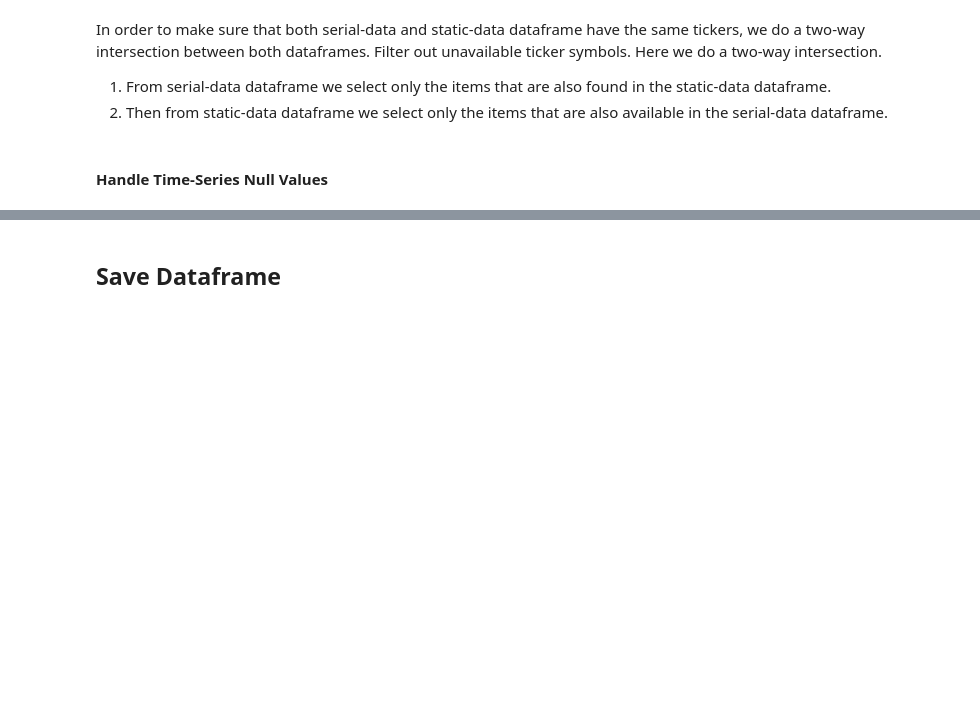
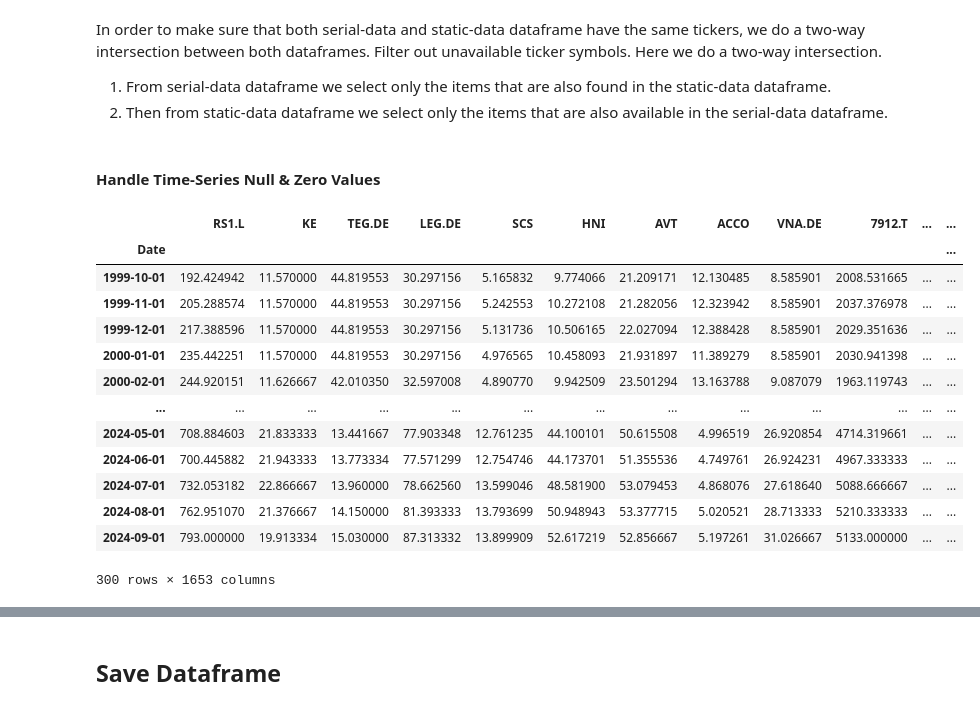
Before and after one commit to Herb-sh/sustainability_portfolio_optimisation, a Jupyter notebook: notebooks/2. data_preparation/2.2.data_preparation_null_values.ipynb, the cells around one changed output, grey strips where cells are left out. Cells and saved outputs as stored; diff of their text form; code cells hidden in the pictures; blank space fills up the shorter version.

```diff
--- a/notebooks/2. data_preparation/2.2.data_preparation_null_values.ipynb
+++ b/notebooks/2. data_preparation/2.2.data_preparation_null_values.ipynb
@@ -128,7 +128,7 @@ df_overview = df_overview.loc[df_overview['stock_ticker_symbol'].isin(df_time_se
 # %%
 indices = df_time_series.index
 # %% [markdown]
-#### Handle Time-Series Null Values
+#### Handle Time-Series Null & Zero Values
 # %%
 from sklearn.impute import KNNImputer
 
@@ -143,3 +151,20 @@ df_time_series.index = indices
+# %%
+df_time_series.rolling(window=3, min_periods=1).mean()
+# %% [output]
+|  | RS1.L | KE | TEG.DE | LEG.DE | SCS | HNI | AVT | ACCO | VNA.DE | 7912.T | ... | ... |
+| Date |  |  |  |  |  |  |  |  |  |  |  | ... |
+| 1999-10-01 | 192.424942 | 11.570000 | 44.819553 | 30.297156 | 5.165832 | 9.774066 | 21.209171 | 12.130485 | 8.585901 | 2008.531665 | ... | ... |
+| 1999-11-01 | 205.288574 | 11.570000 | 44.819553 | 30.297156 | 5.242553 | 10.272108 | 21.282056 | 12.323942 | 8.585901 | 2037.376978 | ... | ... |
+| 1999-12-01 | 217.388596 | 11.570000 | 44.819553 | 30.297156 | 5.131736 | 10.506165 | 22.027094 | 12.388428 | 8.585901 | 2029.351636 | ... | ... |
+| 2000-01-01 | 235.442251 | 11.570000 | 44.819553 | 30.297156 | 4.976565 | 10.458093 | 21.931897 | 11.389279 | 8.585901 | 2030.941398 | ... | ... |
+| 2000-02-01 | 244.920151 | 11.626667 | 42.010350 | 32.597008 | 4.890770 | 9.942509 | 23.501294 | 13.163788 | 9.087079 | 1963.119743 | ... | ... |
+| ... | ... | ... | ... | ... | ... | ... | ... | ... | ... | ... | ... | ... |
+| 2024-05-01 | 708.884603 | 21.833333 | 13.441667 | 77.903348 | 12.761235 | 44.100101 | 50.615508 | 4.996519 | 26.920854 | 4714.319661 | ... | ... |
+| 2024-06-01 | 700.445882 | 21.943333 | 13.773334 | 77.571299 | 12.754746 | 44.173701 | 51.355536 | 4.749761 | 26.924231 | 4967.333333 | ... | ... |
+| 2024-07-01 | 732.053182 | 22.866667 | 13.960000 | 78.662560 | 13.599046 | 48.581900 | 53.079453 | 4.868076 | 27.618640 | 5088.666667 | ... | ... |
+| 2024-08-01 | 762.951070 | 21.376667 | 14.150000 | 81.393333 | 13.793699 | 50.948943 | 53.377715 | 5.020521 | 28.713333 | 5210.333333 | ... | ... |
+| 2024-09-01 | 793.000000 | 19.913334 | 15.030000 | 87.313332 | 13.899909 | 52.617219 | 52.856667 | 5.197261 | 31.026667 | 5133.000000 | ... | ... |
+300 rows × 1653 columns
 # %%
 df_time_series
 # %% [output]
```
Also changed, not shown: parts of 2 cells of this notebook, 15 other files.
